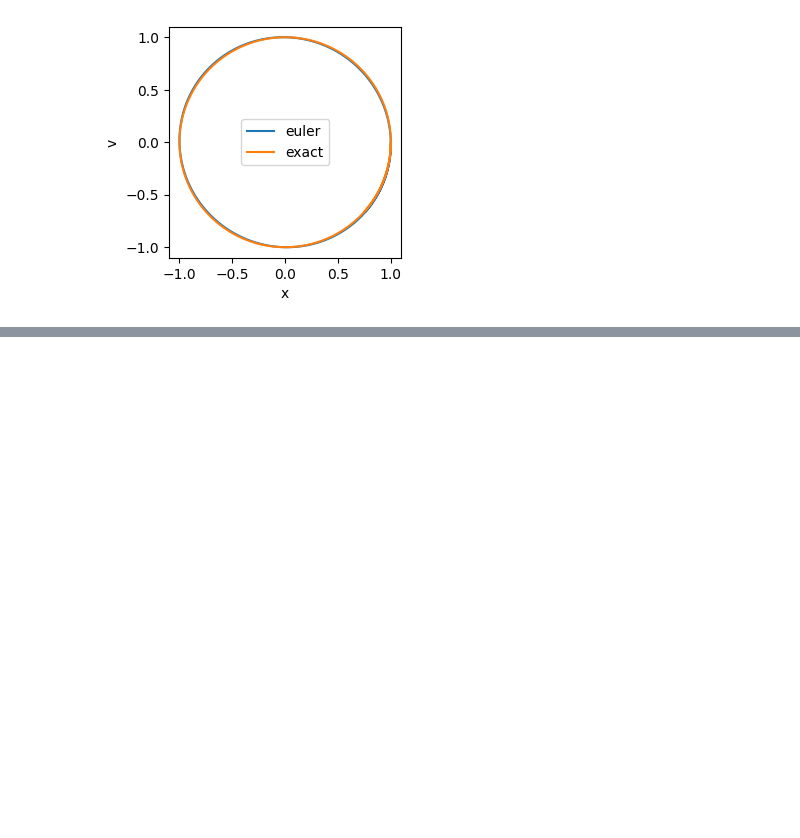
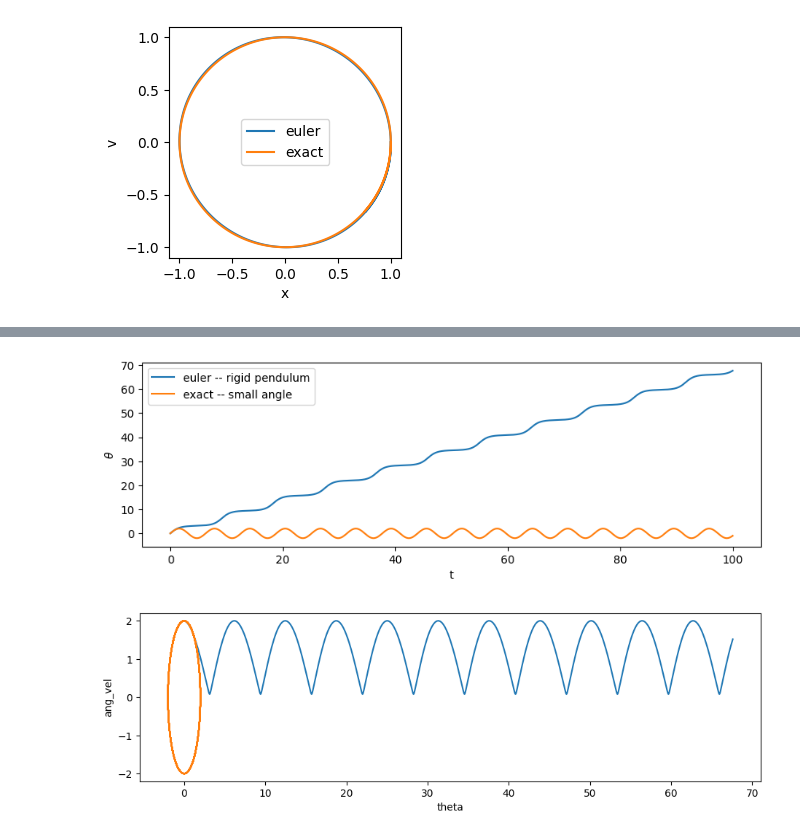
Before and after one commit to OriginalGuru/euler-harmonic-oscillator-scratchpad, a Jupyter notebook: euler_method_for_the_harmonic_oscillator.ipynb, the cells around one changed output, grey strips where cells are left out. Cells and saved outputs as stored; diff of their text form; code cells hidden in the pictures; blank space fills up the shorter version.

```diff
--- a/euler_method_for_the_harmonic_oscillator.ipynb
+++ b/euler_method_for_the_harmonic_oscillator.ipynb
@@ -122,0 +136,55 @@ plt.show()
+# %%
+# define system of equations
+def euler_rigid_pendulum(omega_0, theta_0, ang_vel_0, t_0, t_f, n_steps):
+  """
+  This function calculates the solution to theta'' = - omega_0 ^2 sin(theta) with Euler's method.
+  """
+  dt = (t_f - t_0) / n_steps # calculate dt
+  theta = [theta_0] # initialized theta list
+  ang_vel = [ang_vel_0] # initialized angular velocity list
+  t = [t_0] # initialized t list
+  for _ in range(n_steps):
+    theta_new = theta[-1] + ang_vel[-1] * dt # update theta
+    # ang_vel_new = ang_vel[-1] - omega_0 ** 2 * math.sin(theta[-1]) * dt # update angular velocity : using an explicit form
+    ang_vel_new = ang_vel[-1] - omega_0 ** 2 * math.sin(theta_new) * dt # update angular velocity : using an simple implicit (symplectic) form
+    t_new = t[-1] + dt # update t
+    theta.append(theta_new) # append theta
+    ang_vel.append(ang_vel_new) # append ang_vel
+    t.append(t_new) # append t
+  return t, theta, ang_vel
+# %%
+# assign variables
+omega_0   = 1
+theta_0   = 0
+ang_vel_0 = 2
+t_0       = 0
+t_f       = 100
+n_steps   = 1000
+
+# call euler solver
+t, theta, ang_vel = euler_rigid_pendulum(omega_0, theta_0, ang_vel_0, t_0, t_f, n_steps)
+
+# get the exact values
+theta_exact_sho = [theta_0 * math.cos(omega_0 * (t[i] - t_0)) + (ang_vel_0 / omega_0) * math.sin(omega_0 * (t[i] - t_0)) for i in range(len(t))] # using list comprehension
+ang_vel_exact_sho = [- theta_0 * omega_0 * math.sin(omega_0 * (t[i] - t_0)) + ang_vel_0 * math.cos(omega_0 * (t[i] - t_0)) for i in range(len(t))] # using list comprehension
+
+# plot with matplotlib
+plt.figure(figsize=(10,3))
+plt.plot(t, theta, label='euler -- rigid pendulum')
+plt.plot(t, theta_exact_sho,label='exact -- small angle')
+plt.xlabel('t')
+plt.ylabel('$\\theta$')
+plt.legend()
+plt.show()
+
+# plot a phase portrait wiht matplotlib
+plt.figure(figsize=(11,3))
+plt.plot(theta, ang_vel, label='euler -- rigid pendulum')
+plt.plot(theta_exact_sho, ang_vel_exact_sho,label='exact -- small angle')
+plt.xlabel('theta')
+plt.ylabel('ang_vel')
+# plt.legend()
+plt.show()
+# %% [output]
+[figure, added]
+[figure, added]
```
Also changed, not shown: parts of 2 cells of this notebook.
